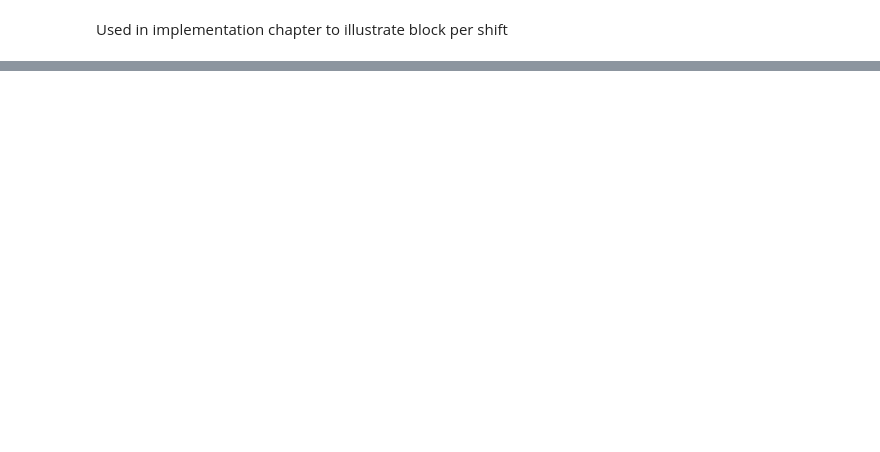
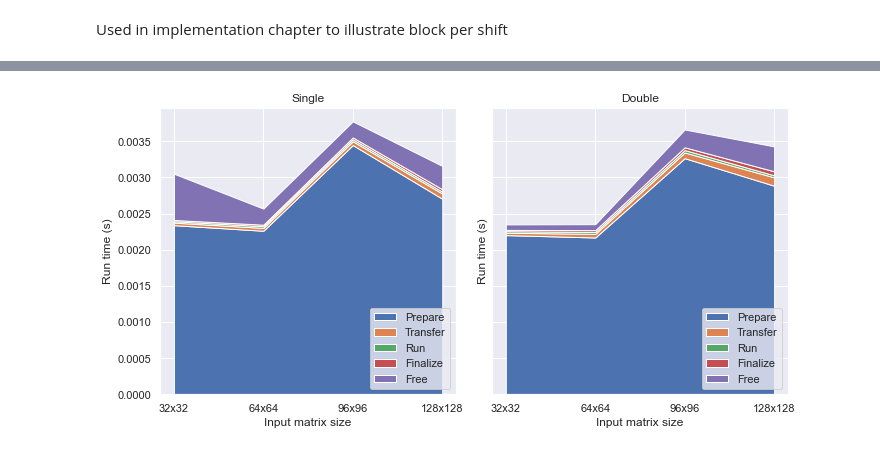
Before and after one commit to asmelko/cross-corr-jpdc, a Jupyter notebook: visualization/text_diagrams.ipynb, the cells around one changed output, grey strips where cells are left out. Drawn from its saved outputs; the diff is of its cells as text; code cells hidden in the pictures; blank space fills up the shorter version.

```diff
--- a/visualization/text_diagrams.ipynb
+++ b/visualization/text_diagrams.ipynb
@@ -105,0 +164,59 @@ Results of Warp shuffle optimizations diagram for one to one type used in text
+# %%
+import re
+
+import math
+import numpy as np
+import pandas as pd
+import matplotlib.pyplot as plt
+import itertools
+import seaborn as sns
+from shared import Benchmark, Run, Group
+
+
+from pathlib import Path
+from typing import List, Tuple, Dict, Any
+
+benchmark = Benchmark.load(Path.cwd().parent / "benchmarking" / "text" / "fft_gpulab")
+
+steps = ["Prepare", "Transfer", "Run", "Finalize", "Free"]
+
+groups = ["single_one_to_one_steps", "double_one_to_one_steps"]
+
+data = pd.concat([run.data for run in itertools.chain.from_iterable([benchmark.groups[group_name].runs for group_name in groups])], axis=0, ignore_index=True)
+
+data = data[data["Input matrix rows"] <= 128]
+
+grouped = data.groupby(["Group", "Input matrix rows"])
+
+results = grouped[steps[0]].mean() / 1e9
+results.name = steps[0]
+results = results.to_frame()
+for step in steps[1:]:
+    step_time = grouped[step].mean() / 1e9
+    step_time.name = step
+    results = results.join(step_time.to_frame())
+
+results = results.reset_index().sort_values("Input matrix rows")
+
+
+sns.set(rc={'figure.figsize': (10, 5)})
+sns.set_theme()
+fig, axs = plt.subplots(ncols=2, sharey=True)
+
+for idx, group in enumerate(groups):
+    ax = axs[idx]
+    group_data = results[results["Group"] == group]
+    ax.stackplot(group_data["Input matrix rows"], *[group_data[step] for step in steps], labels=steps)
+
+    ax.set_xticks(group_data["Input matrix rows"].unique())
+    ticks = ax.get_xticks()
+    ticks = [f"{int(num_rows)}x{int(num_rows)}" for num_rows in ticks]
+    ax.set_xticklabels(ticks)
+    ax.set_xlabel("Input matrix size")
+    ax.set_ylabel("Run time (s)")
+    ax.legend(loc="lower right")
+    ax.set_title(["Single", "Double"][idx])
+fig.tight_layout()
+fig.savefig("fft_small_step_time.svg", format="svg")
+# %% [output]
+[figure, added]
```
Also changed, not shown: parts of 62 cells of this notebook, 24 other files.
